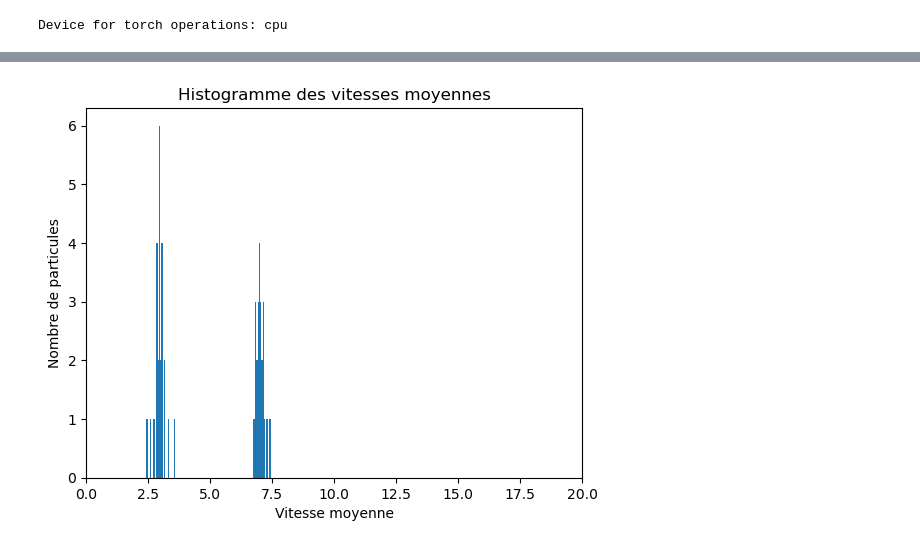
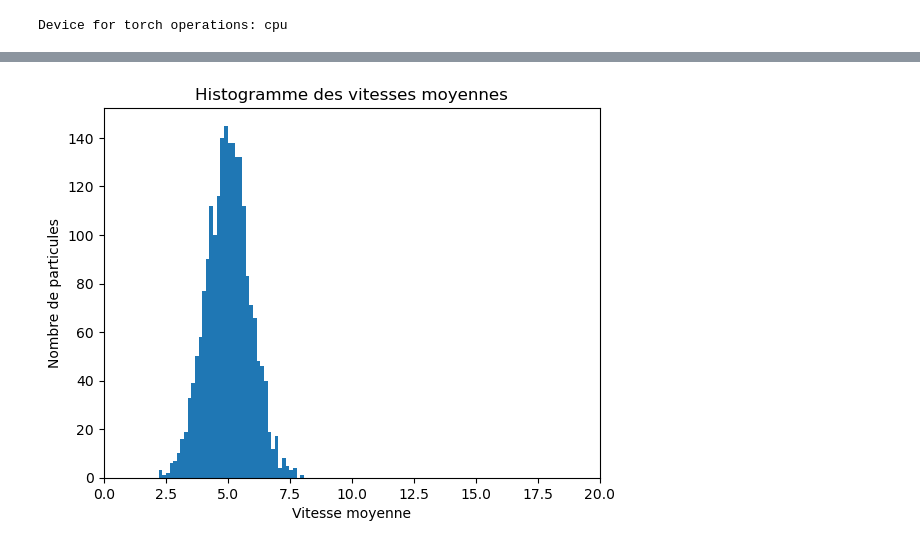
Before and after one commit to Alex-code-lab/particle_model, a Jupyter notebook: Modèle_Simu_particules.ipynb, the cells around one changed output, grey strips where cells are left out. Drawn from its saved outputs; the diff is of its cells as text; code cells hidden in the pictures.

Commit message:
2024_03_26_Persistence

```diff
--- a/Modèle_Simu_particules.ipynb
+++ b/Modèle_Simu_particules.ipynb
@@ -211,7 +230,7 @@ class Population:
         directions = torch.nn.functional.normalize(torch.empty_like(positions).uniform_(-1, 1), dim=1)
 
         # Générez les vitesses initiales selon une distribution gaussienne
-        ecart_type_vitesse = 0.2  # À ajuster selon vos besoins
+        ecart_type_vitesse = 0.9  # À ajuster selon vos besoins
         vitesses_gaussiennes = torch.normal(mean=self.velocity_magnitude, std=ecart_type_vitesse, size=(self.num_cells,))
 
         # Appliquez les vitesses gaussiennes aux directions pour obtenir les vecteurs de vitesse
@@ -295,7 +314,7 @@ class Surface:
 # %%
 # In[Simulation parameters]
 # Space parameters
-SPACE_SIZE = 0.637*2048 #1308 # Micrometers
+SPACE_SIZE = 2048*4 #1308 # Micrometers
 # time settings
 TIME_SIMU = 90 # time simulation in minutes
 DELTA_T = 15/60 # 0.01 # simulation interval in minutes
@@ -309,14 +328,15 @@ R_0 = 1.6 # 16  # interaction radius in um
 MIN_DISTANCE_INIT = R_EQ
 NOISE = 10  # noise intensity
 TAU = 5 # characteristic time for the polarization to align in the scattering direction defined by v=dr/dt = time
+PERSISTENCE = 0.2
 # Cells definition
-PACKING_FRACTION = 0.00003
+PACKING_FRACTION = 0.00001
 N_CELLS = int((PACKING_FRACTION*SPACE_SIZE**2)/
               (math.pi*((R_EQ/2)**2)))  # number of particles
 # N = 2000
 print(N_CELLS, "cells")
-velocity_magnitude_pop1 = 3 #um/min
-velocity_magnitude_pop2 = 7 # um/min
+velocity_magnitude_pop1 = 5 #um/min
+velocity_magnitude_pop2 = 5 # um/min
 
 COEFF_CARRE = 50
 COEFF_REP = 0.5
@@ -333,11 +353,11 @@ Frep =  40
 # In[Definition of the populations]
 population1 = Population(num_cells=int(N_CELLS/2), space_size=SPACE_SIZE,\
                          velocity_magnitude=velocity_magnitude_pop1,\
-                         persistence=1,\
+                         persistence=0.8,\
                          min_distance=MIN_DISTANCE_INIT)
 population2 = Population(num_cells=int(N_CELLS/2), space_size=SPACE_SIZE,\
                          velocity_magnitude=velocity_magnitude_pop2,\
-                         persistence=1,\
+                         persistence=0.2,\
                          min_distance=MIN_DISTANCE_INIT)
 
 cells = population1.cells + population2.cells
@@ -391,8 +404,9 @@ while time < TIME_SIMU :
                                     R0=R_0, Frep=F_REP, Fadh=F_ADH,
                                     coeff_a = COEFF_CARRE, coeff_rep = 0.5)
     # displacement computing
+    fluctuations = (torch.rand(V0.shape, device=V0.device)*4) - 0.5*4
     displacement = MU * force_field * DELTA_T +\
-                   V0 * direction * DELTA_T
+                   (V0 + fluctuations) * direction * DELTA_T
     # cells position evolution
     positions += displacement
 
@@ -404,7 +418,7 @@ while time < TIME_SIMU :
         cell.direction = direct.to(device)
         # print(cell, position, direct)
     # direction update for next step
-    direction = autovel(displacement, direction, TAU, NOISE, DELTA_T)
+    direction = autovel(displacement, direction, TAU, NOISE, DELTA_T, persistence=PERSISTENCE)
     # direction = autovel2( direction, noise)
 
     # plot the result
@@ -424,5 +438,5 @@ while time < TIME_SIMU :
 
 
     time += DELTA_T
-    print(time)
+    # print(time)
     iteration += 1
@@ -470,17 +462,17 @@ data_frame['vitesse'] = data_frame['distance'] / DELTA_T
 vitesse_moyenne = data_frame.groupby('particle')['vitesse'].mean()
 # %%
 # Tracer l'histogramme des vitesses moyennes
-plt.hist(vitesse_moyenne, bins=100)
+plt.hist(vitesse_moyenne, bins=10000)
 
 # Ajuster les limites de l'axe x pour correspondre à la plage de l'histogramme
 plt.xlim(0, 20)
 
 # Ajouter des titres et des étiquettes
 plt.title('Histogramme des vitesses moyennes')
 plt.xlabel('Vitesse moyenne')
 plt.ylabel('Nombre de particules')
 
 # Afficher l'histogramme
 plt.show()
 # %% [output]
-[figure, old version]
+[figure, new version]
```
Also changed, not shown: parts of 12 cells of this notebook.
